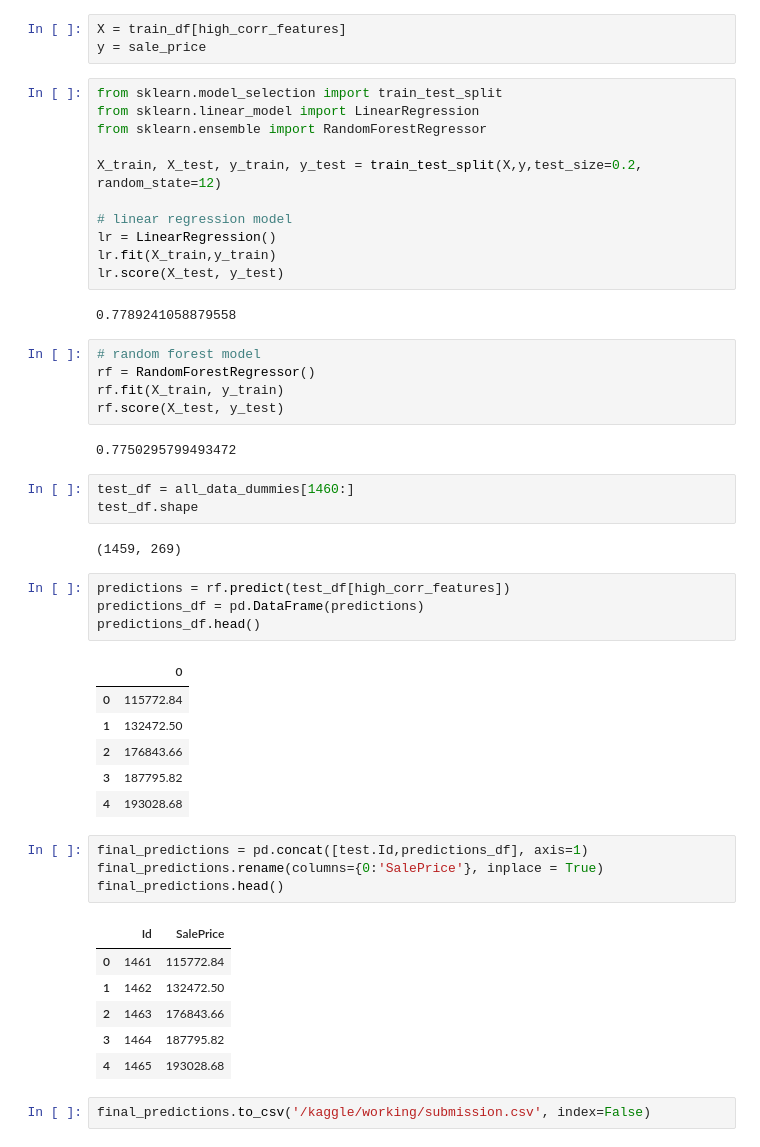
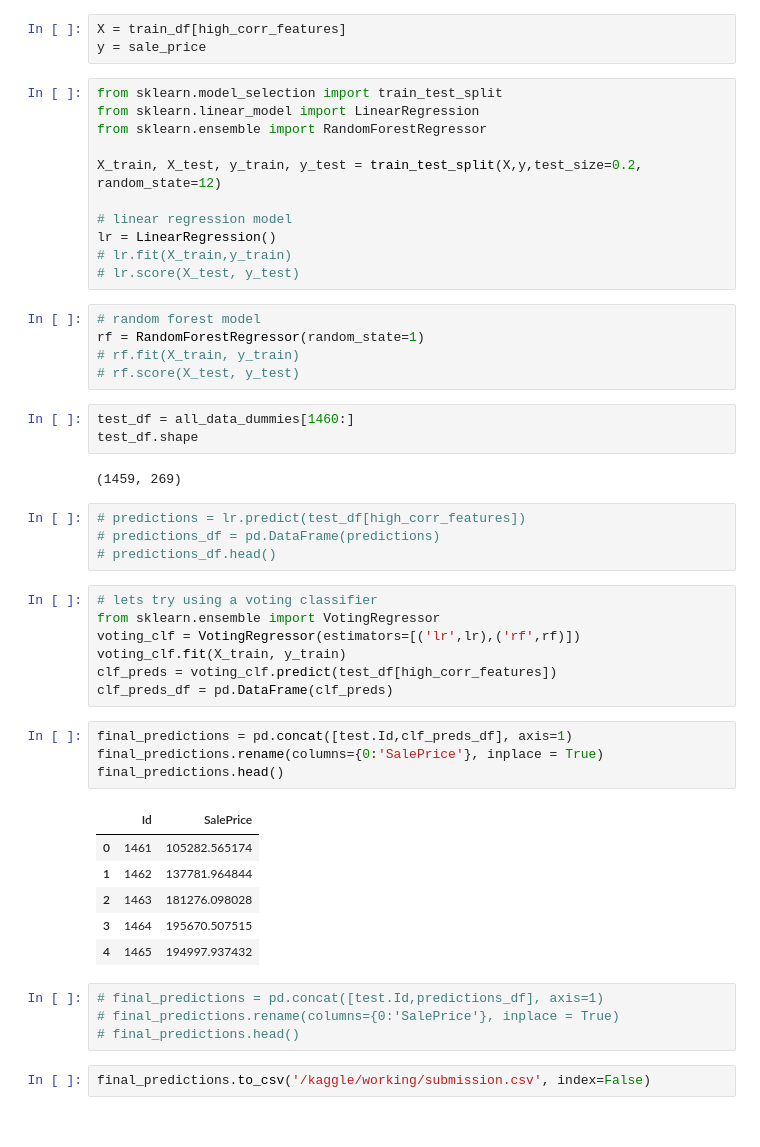
Before and after one commit to niramay447/kaggle-competitions, a Jupyter notebook: house-prices.ipynb, the cells around one changed output. Saved outputs shown, nothing was run; the diff lists cells and outputs as text.

Commit message:
Kaggle Notebook | house_prices | Version 14

```diff
--- a/house-prices.ipynb
+++ b/house-prices.ipynb
@@ -256,43 +256,43 @@ X_train, X_test, y_train, y_test = train_test_split(X,y,test_size=0.2, random_st
 
 # linear regression model
 lr = LinearRegression()
-lr.fit(X_train,y_train)
-lr.score(X_test, y_test)
+# lr.fit(X_train,y_train)
+# lr.score(X_test, y_test)
-# %% [output]
-0.7789241058879558
 # %%
 # random forest model
-rf = RandomForestRegressor()
-rf.fit(X_train, y_train)
-rf.score(X_test, y_test)
+rf = RandomForestRegressor(random_state=1)
+# rf.fit(X_train, y_train)
+# rf.score(X_test, y_test)
-# %% [output]
-0.7750295799493472
 # %%
 test_df = all_data_dummies[1460:]
 test_df.shape
 # %% [output]
 (1459, 269)
 # %%
-predictions = rf.predict(test_df[high_corr_features])
-predictions_df = pd.DataFrame(predictions)
-predictions_df.head()
+# predictions = lr.predict(test_df[high_corr_features])
+# predictions_df = pd.DataFrame(predictions)
+# predictions_df.head()
-# %% [output]
-|  | 0 |
-| 0 | 115772.84 |
-| 1 | 132472.50 |
-| 2 | 176843.66 |
-| 3 | 187795.82 |
-| 4 | 193028.68 |
+# %%
+# lets try using a voting classifier
+from sklearn.ensemble import VotingRegressor
+voting_clf = VotingRegressor(estimators=[('lr',lr),('rf',rf)])
+voting_clf.fit(X_train, y_train)
+clf_preds = voting_clf.predict(test_df[high_corr_features])
+clf_preds_df = pd.DataFrame(clf_preds)
 # %%
-final_predictions = pd.concat([test.Id,predictions_df], axis=1)
+final_predictions = pd.concat([test.Id,clf_preds_df], axis=1)
 final_predictions.rename(columns={0:'SalePrice'}, inplace = True)
 final_predictions.head()
 # %% [output]
 |  | Id | SalePrice |
-| 0 | 1461 | 115772.84 |
-| 1 | 1462 | 132472.50 |
-| 2 | 1463 | 176843.66 |
-| 3 | 1464 | 187795.82 |
-| 4 | 1465 | 193028.68 |
+| 0 | 1461 | 105282.565174 |
+| 1 | 1462 | 137781.964844 |
+| 2 | 1463 | 181276.098028 |
+| 3 | 1464 | 195670.507515 |
+| 4 | 1465 | 194997.937432 |
+# %%
+# final_predictions = pd.concat([test.Id,predictions_df], axis=1)
+# final_predictions.rename(columns={0:'SalePrice'}, inplace = True)
+# final_predictions.head()
 # %%
 final_predictions.to_csv('/kaggle/working/submission.csv', index=False)
```
